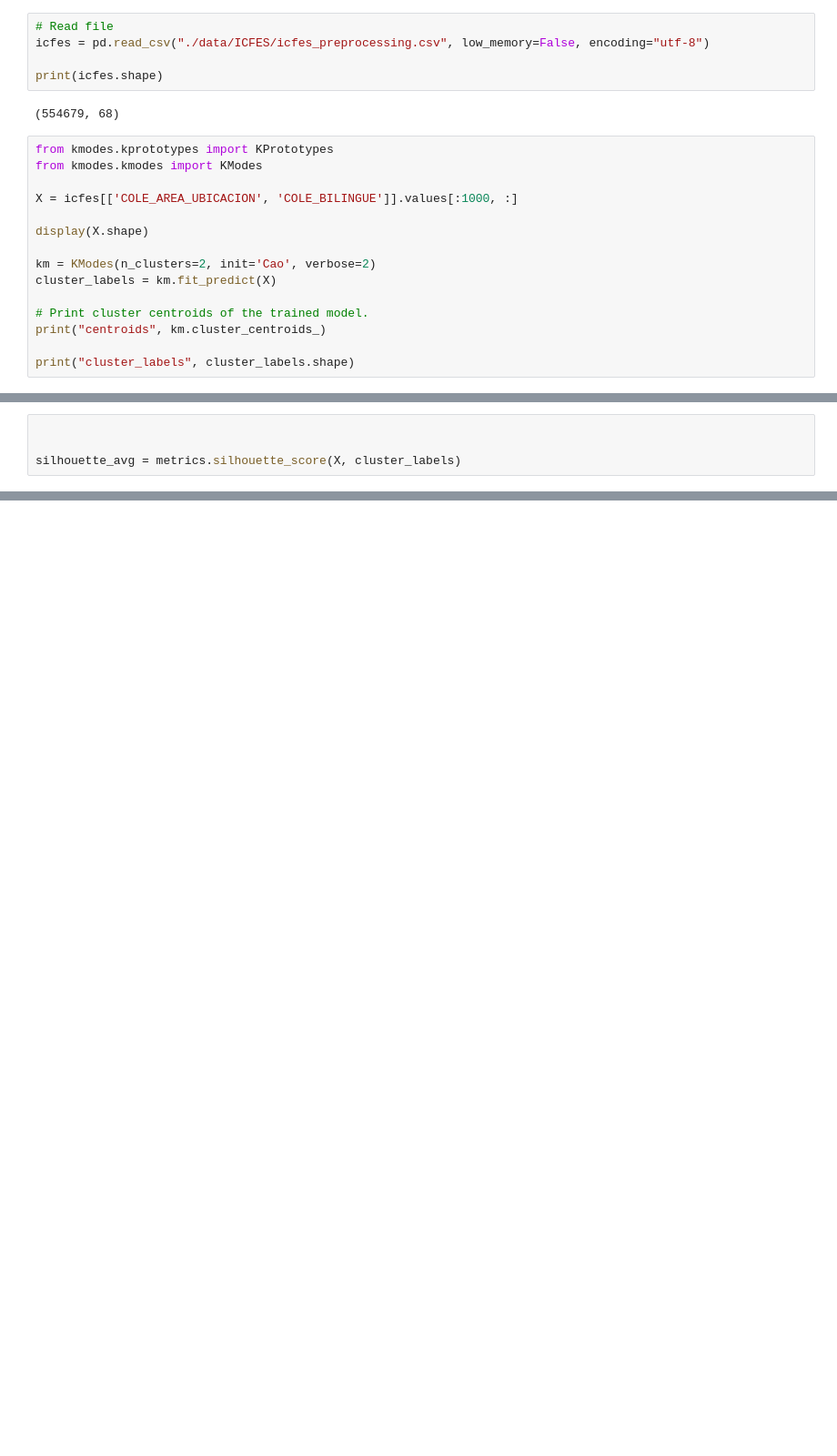
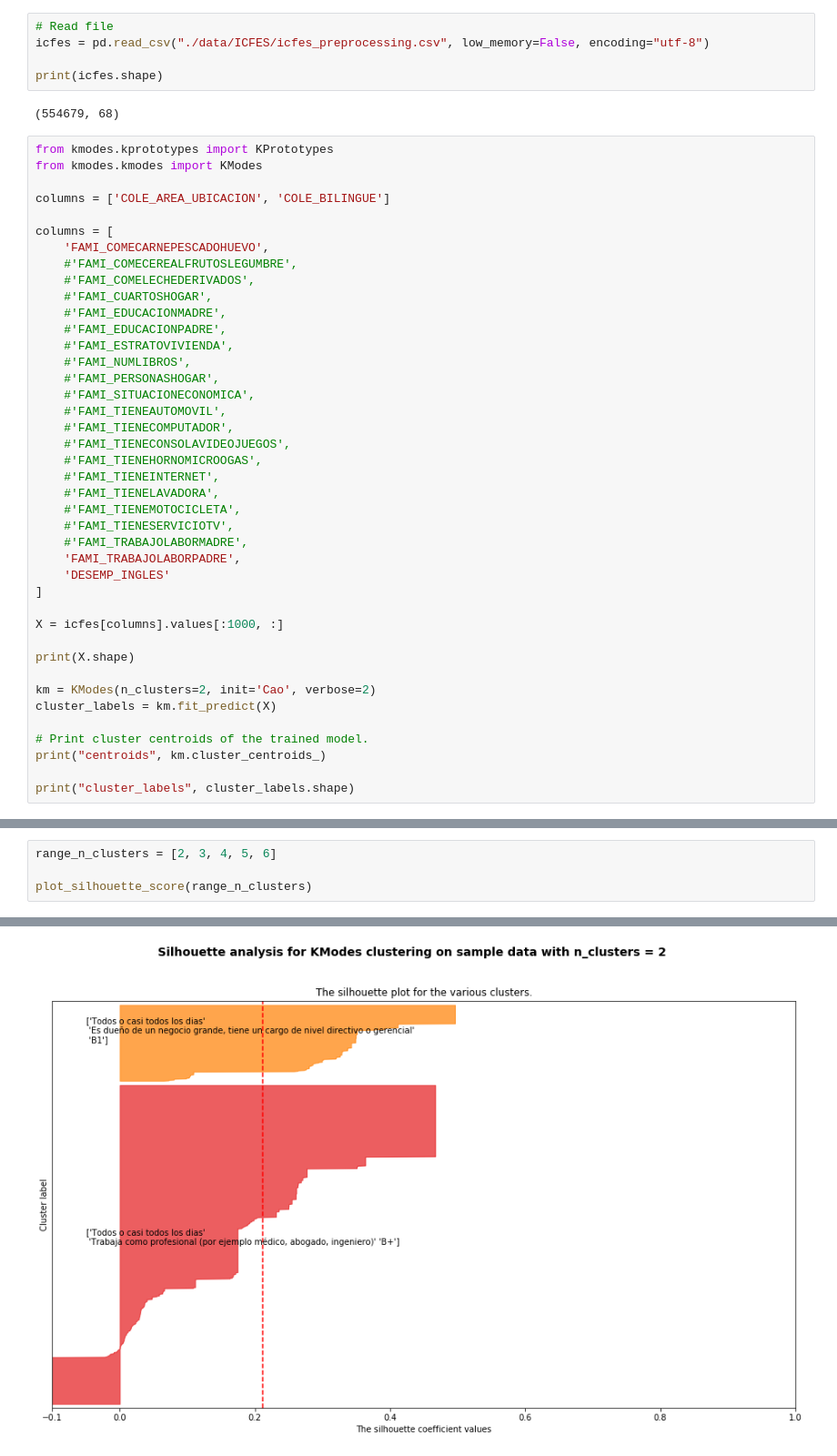
Before and after one commit to ingJSNA/dataMining2018, a Jupyter notebook: ICFES 4 Clustering.ipynb, the cells around one changed output, grey strips where cells are left out. Shown at 91% size. Drawn from its saved outputs; the diff is of its cells as text; blank space fills up the shorter version.

Commit message:
Plot silhouette score

```diff
--- a/ICFES 4 Clustering.ipynb
+++ b/ICFES 4 Clustering.ipynb
@@ -18,9 +21,35 @@ print(icfes.shape)
 from kmodes.kprototypes import KPrototypes
 from kmodes.kmodes import KModes
 
-X = icfes[['COLE_AREA_UBICACION', 'COLE_BILINGUE']].values[:1000, :]
+columns = ['COLE_AREA_UBICACION', 'COLE_BILINGUE']
 
-display(X.shape)
+columns = [
+    'FAMI_COMECARNEPESCADOHUEVO',
+    #'FAMI_COMECEREALFRUTOSLEGUMBRE',
+    #'FAMI_COMELECHEDERIVADOS',
+    #'FAMI_CUARTOSHOGAR',
+    #'FAMI_EDUCACIONMADRE',
+    #'FAMI_EDUCACIONPADRE',
+    #'FAMI_ESTRATOVIVIENDA',
+    #'FAMI_NUMLIBROS',
+    #'FAMI_PERSONASHOGAR',
+    #'FAMI_SITUACIONECONOMICA',
+    #'FAMI_TIENEAUTOMOVIL',
+    #'FAMI_TIENECOMPUTADOR',
+    #'FAMI_TIENECONSOLAVIDEOJUEGOS',
+    #'FAMI_TIENEHORNOMICROOGAS',
+    #'FAMI_TIENEINTERNET',
+    #'FAMI_TIENELAVADORA',
+    #'FAMI_TIENEMOTOCICLETA',
+    #'FAMI_TIENESERVICIOTV',
+    #'FAMI_TRABAJOLABORMADRE',
+    'FAMI_TRABAJOLABORPADRE',
+    'DESEMP_INGLES'
+]
+
+X = icfes[columns].values[:1000, :]
+
+print(X.shape)
 
 km = KModes(n_clusters=2, init='Cao', verbose=2)
 cluster_labels = km.fit_predict(X)
@@ -41,4 +73,0 @@ cluster_labels (1000,)
-# %%
-
-
-silhouette_avg = metrics.silhouette_score(X, cluster_labels)
@@ -46,0 +194,5 @@ ValueError: could not convert string to float: 'S'
+# %%
+range_n_clusters = [2, 3, 4, 5, 6]
+
+plot_silhouette_score(range_n_clusters)
+# %% [output]
@@ -46,0 +200 @@ ValueError: could not convert string to float: 'S'
+[figure, added]
```
Also changed, not shown: parts of 6 cells of this notebook.
